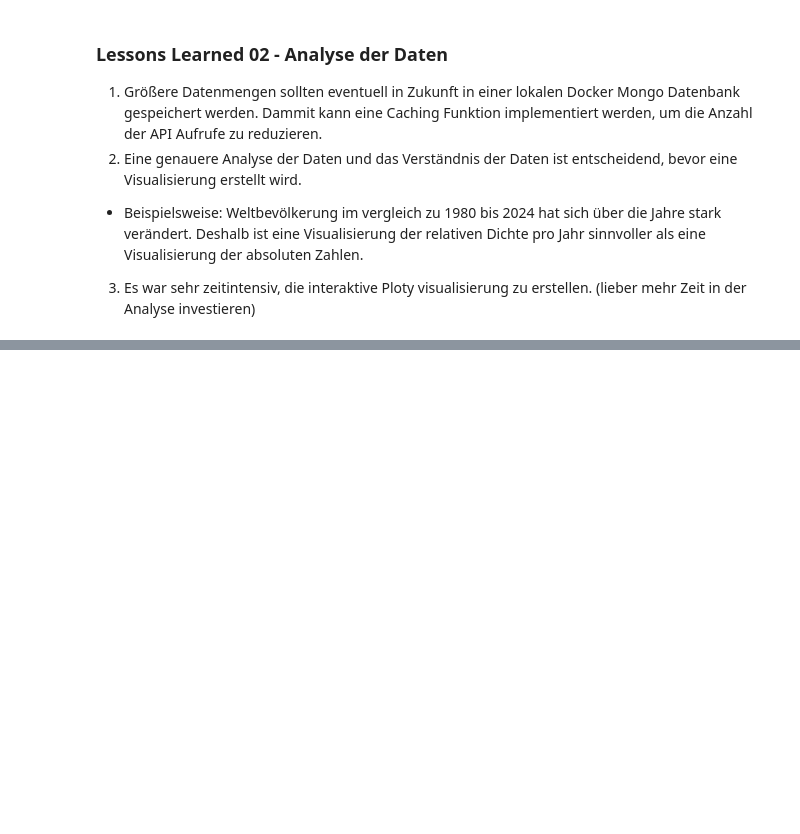
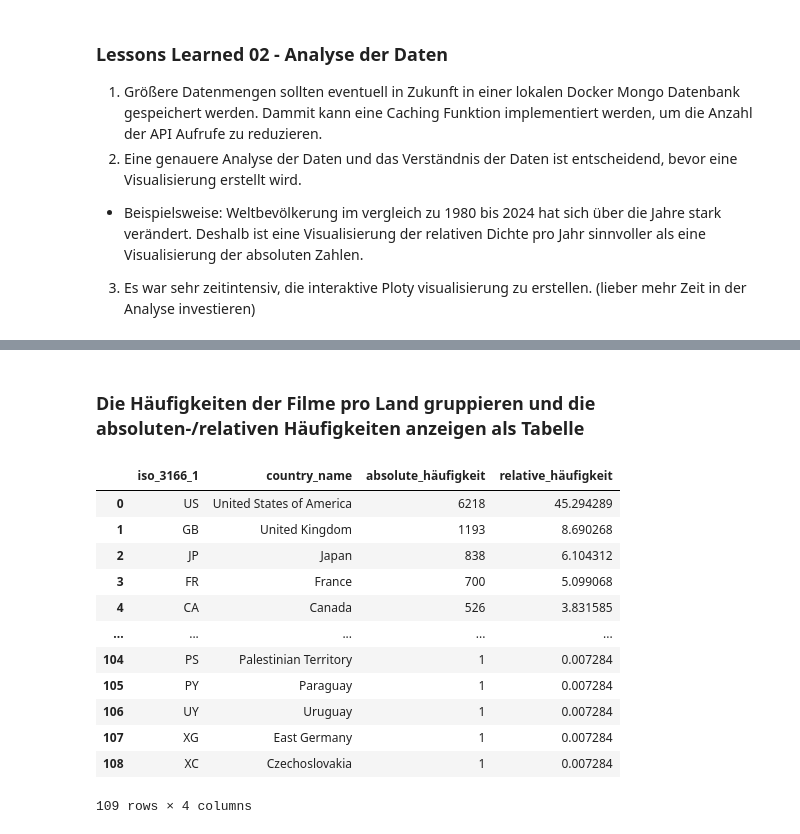
Before and after one commit to SethoE/Netflix_Data_Analysis, a Jupyter notebook: notebooks/DSCB230_SoSe25_Hausarbeit_Juliett.ipynb, the cells around one changed output, grey strips where cells are left out. Cells and saved outputs as stored; diff of their text form; code cells hidden in the pictures; blank space fills up the shorter version.

```diff
--- a/notebooks/DSCB230_SoSe25_Hausarbeit_Juliett.ipynb
+++ b/notebooks/DSCB230_SoSe25_Hausarbeit_Juliett.ipynb
@@ -630,0 +870,25 @@ fig_yearly.show()
+# %% [markdown]
+### Die Häufigkeiten der Filme pro Land gruppieren und die absoluten-/relativen Häufigkeiten anzeigen als Tabelle
+# %%
+# a) Häufigkeit pro Land
+country_counts = (df[["iso_3166_1", "country_name"]]
+                  .value_counts()
+                  .reset_index(name="absolute_häufigkeit"))
+
+# b) Prozentanteile
+country_counts["relative_häufigkeit"] = country_counts["absolute_häufigkeit"] / country_counts["absolute_häufigkeit"].sum() * 100
+country_counts
+# %% [output]
+|  | iso_3166_1 | country_name | absolute_häufigkeit | relative_häufigkeit |
+| 0 | US | United States of America | 6218 | 45.294289 |
+| 1 | GB | United Kingdom | 1193 | 8.690268 |
+| 2 | JP | Japan | 838 | 6.104312 |
+| 3 | FR | France | 700 | 5.099068 |
+| 4 | CA | Canada | 526 | 3.831585 |
+| ... | ... | ... | ... | ... |
+| 104 | PS | Palestinian Territory | 1 | 0.007284 |
+| 105 | PY | Paraguay | 1 | 0.007284 |
+| 106 | UY | Uruguay | 1 | 0.007284 |
+| 107 | XG | East Germany | 1 | 0.007284 |
+| 108 | XC | Czechoslovakia | 1 | 0.007284 |
+109 rows × 4 columns
```
Also changed, not shown: parts of 14 cells of this notebook, 4 other files.
